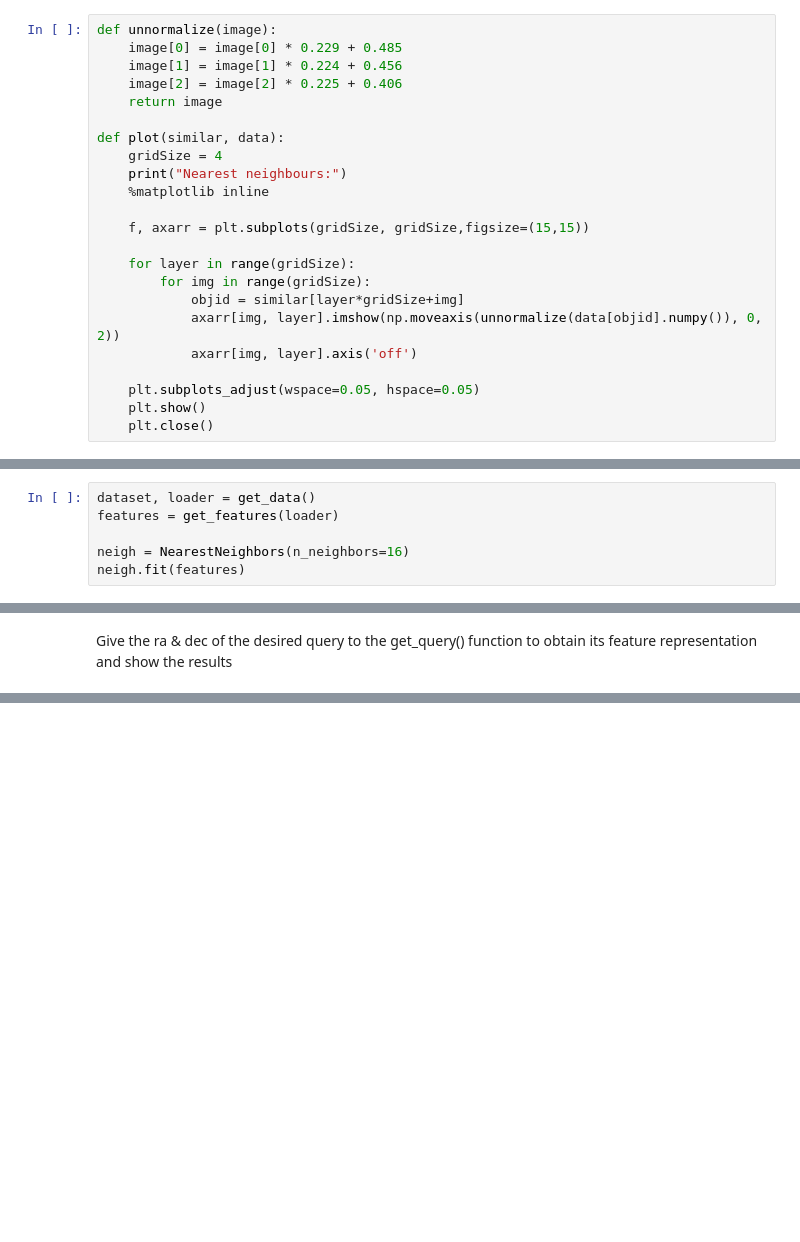
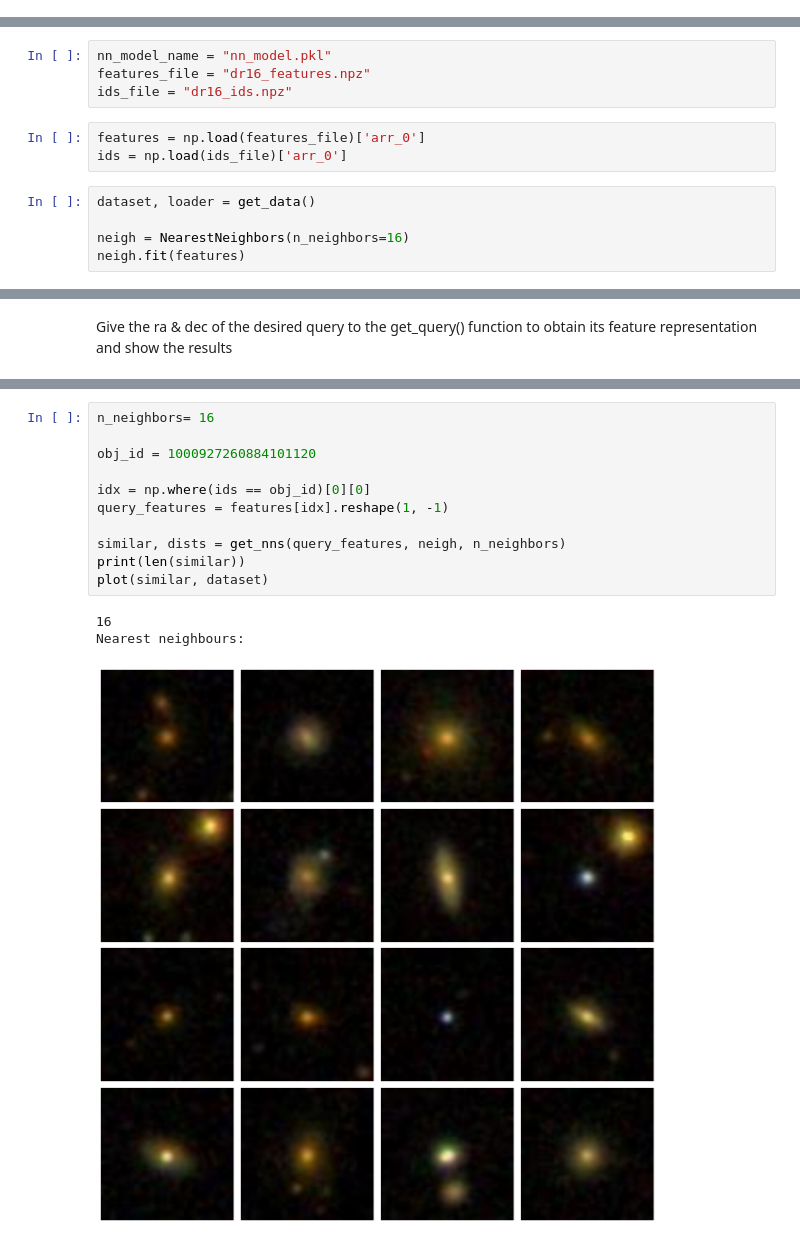
Before and after one commit to billray0259/ULISSE, a Jupyter notebook: ULISSE.ipynb, the cells around one changed output, grey strips where cells are left out. Saved outputs shown, nothing was run; the diff lists cells and outputs as text; blank space fills up the shorter version.

Commit message:
collected data

```diff
--- a/ULISSE.ipynb
+++ b/ULISSE.ipynb
@@ -116,23 +0,0 @@ Plotting functions
-# %%
-def unnormalize(image):
-    image[0] = image[0] * 0.229 + 0.485
-    image[1] = image[1] * 0.224 + 0.456
-    image[2] = image[2] * 0.225 + 0.406
-    return image
-
-def plot(similar, data):
-    gridSize = 4
-    print("Nearest neighbours:")
-    %matplotlib inline
-
-    f, axarr = plt.subplots(gridSize, gridSize,figsize=(15,15))
-
-    for layer in range(gridSize):
-        for img in range(gridSize):
-            objid = similar[layer*gridSize+img]
-            axarr[img, layer].imshow(np.moveaxis(unnormalize(data[objid].numpy()), 0, 2))
-            axarr[img, layer].axis('off')
-
-    plt.subplots_adjust(wspace=0.05, hspace=0.05)
-    plt.show()
-    plt.close()
@@ -139,8 +8,14 @@ def plot(similar, data):
 # %% [markdown]
 Set-up fast nearest neighbour search
+# %%
+nn_model_name = "nn_model.pkl"
+features_file = "dr16_features.npz"
+ids_file = "dr16_ids.npz"
+# %%
+features = np.load(features_file)['arr_0']
+ids = np.load(ids_file)['arr_0']
 # %%
 dataset, loader = get_data()
-features = get_features(loader)
 
 neigh = NearestNeighbors(n_neighbors=16)
 neigh.fit(features)
@@ -165,0 +24,15 @@ Nearest neighbours:
+# %%
+n_neighbors= 16
+
+obj_id = 1000927260884101120
+
+idx = np.where(ids == obj_id)[0][0]
+query_features = features[idx].reshape(1, -1)
+
+similar, dists = get_nns(query_features, neigh, n_neighbors)
+print(len(similar))
+plot(similar, dataset)
+# %% [output]
+16
+Nearest neighbours:
+[figure, added]
```
Also changed, not shown: parts of 17 cells of this notebook, 6 other files.
